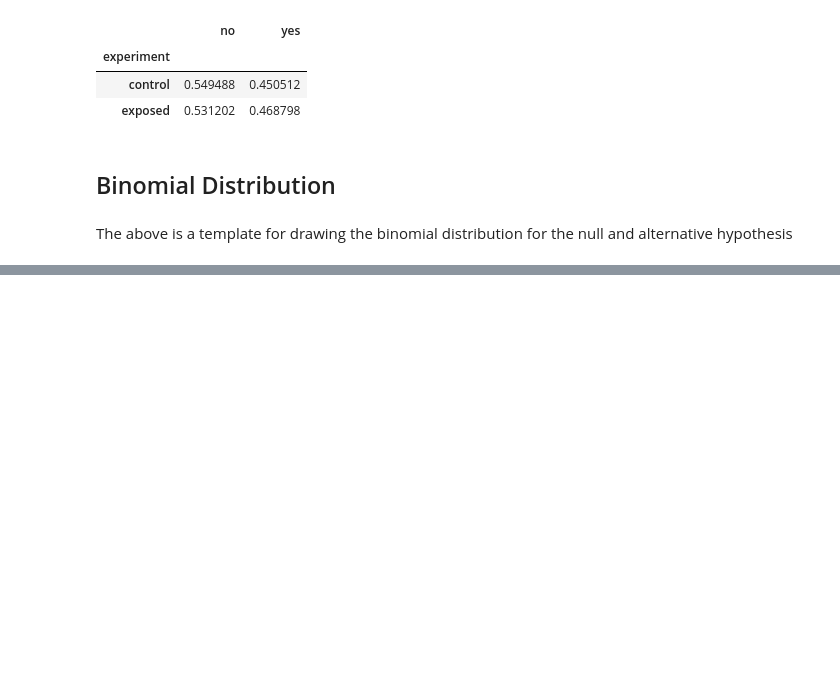
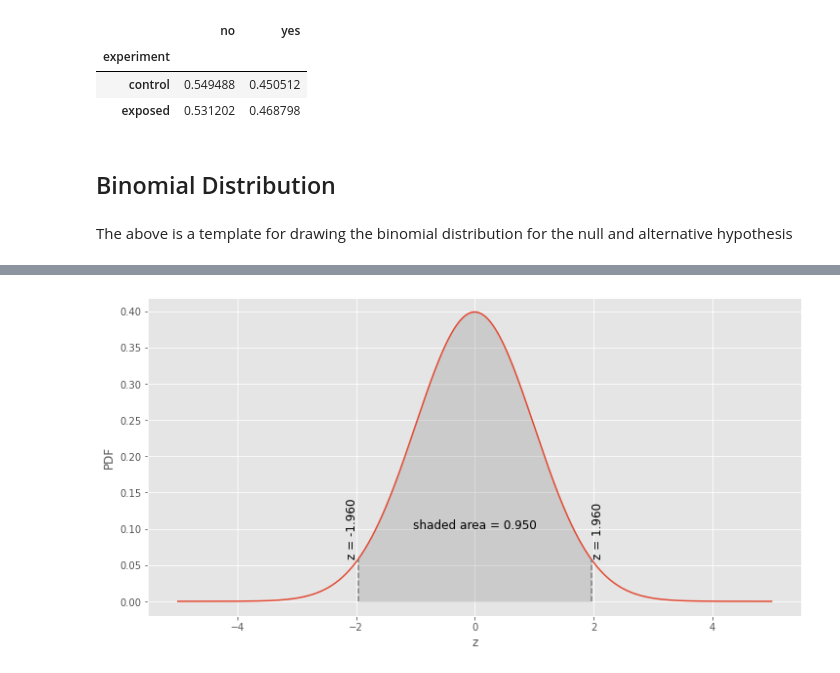
Before and after one commit to Samrawit02/SmartAd_AB_test, a Jupyter notebook: notebooks/Classical AB testing.ipynb, the cells around one changed output, grey strips where cells are left out. Cells and saved outputs as stored; diff of their text form; code cells hidden in the pictures; blank space fills up the shorter version.

```diff
--- a/notebooks/Classical AB testing.ipynb
+++ b/notebooks/Classical AB testing.ipynb
@@ -142,0 +173,4 @@ plt.show()
+# %%
+zplot(area=0.95)
+# %% [output]
+[figure, added]
```
Also changed, not shown: parts of 23 cells of this notebook, 2 other files.
